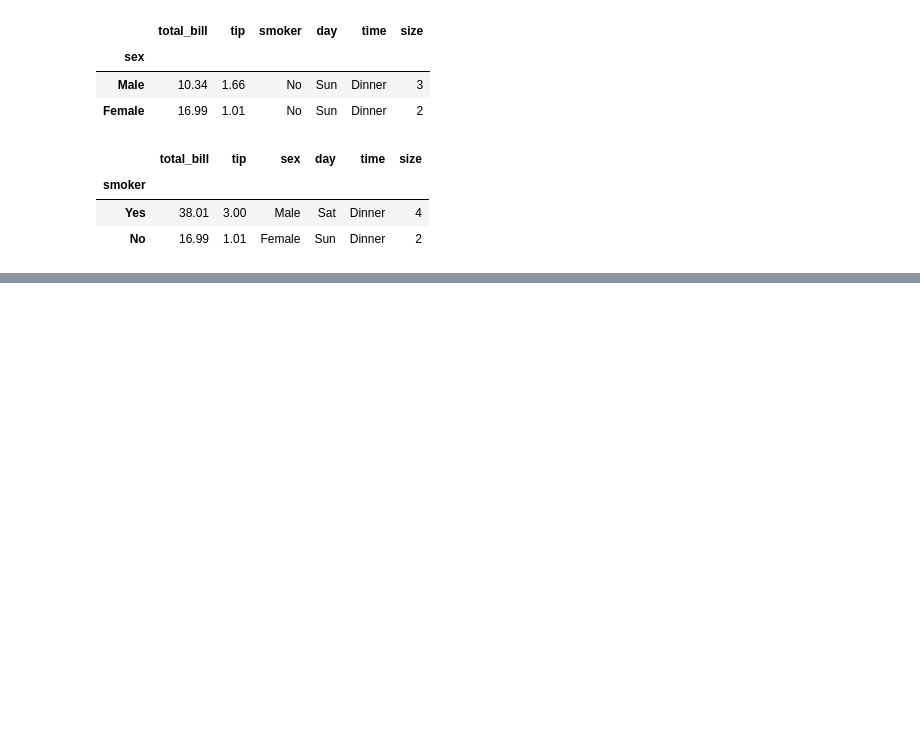
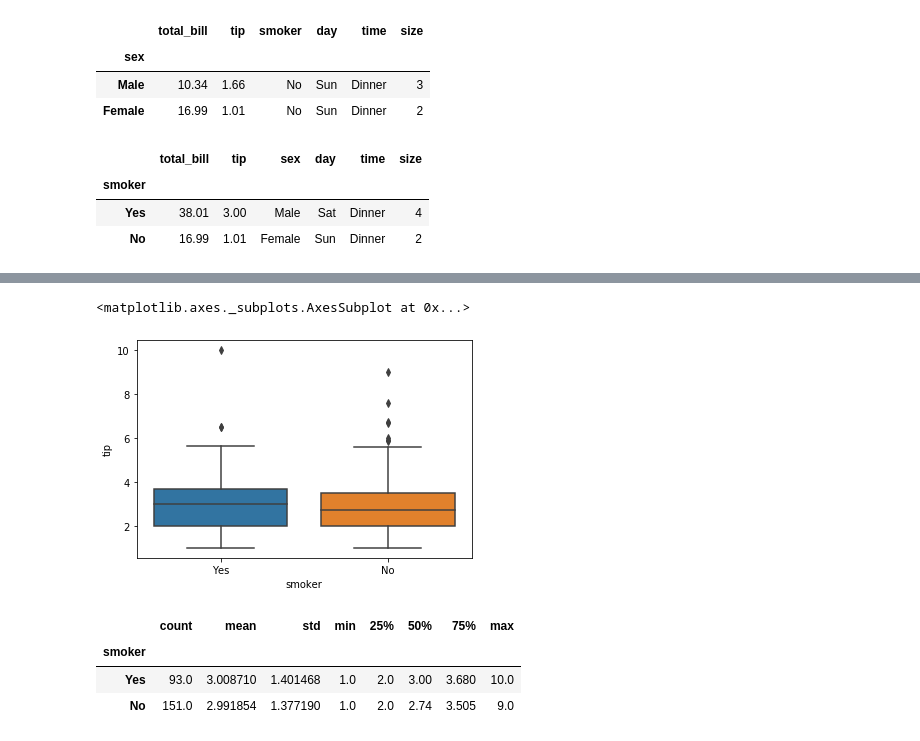
Before and after one commit to Vitalismirnov/-my_fundamentals_of_data_analysis, a Jupyter notebook: Project_VitalijsSmirnovs.ipynb, the cells around one changed output, grey strips where cells are left out. Saved outputs shown, nothing was run; the diff lists cells and outputs as text; code cells hidden in the pictures; blank space fills up the shorter version.

```diff
--- a/Project_VitalijsSmirnovs.ipynb
+++ b/Project_VitalijsSmirnovs.ipynb
@@ -159,0 +155,12 @@ NameError: name 'tips' is not defined
+# %%
+sns.boxplot("smoker", y = "tip", data = df)
+# %% [output]
+<matplotlib.axes._subplots.AxesSubplot at 0x...>
+[figure, added]
+# %%
+df.groupby(by = "smoker")["tip"]. describe()
+# %% [output]
+|  | count | mean | std | min | 25% | 50% | 75% | max |
+| smoker |  |  |  |  |  |  |  |  |
+| Yes | 93.0 | 3.008710 | 1.401468 | 1.0 | 2.0 | 3.00 | 3.680 | 10.0 |
+| No | 151.0 | 2.991854 | 1.377190 | 1.0 | 2.0 | 2.74 | 3.505 | 9.0 |
```
Also changed, not shown: parts of 19 cells of this notebook.
